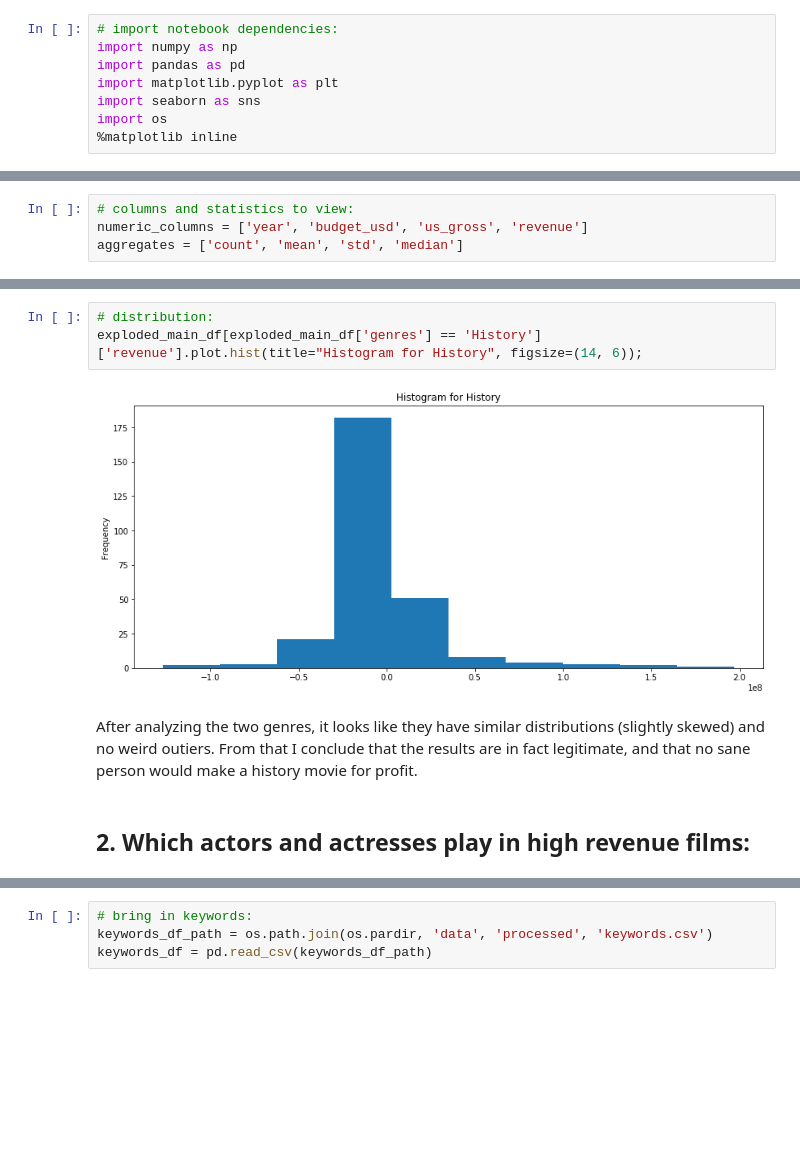
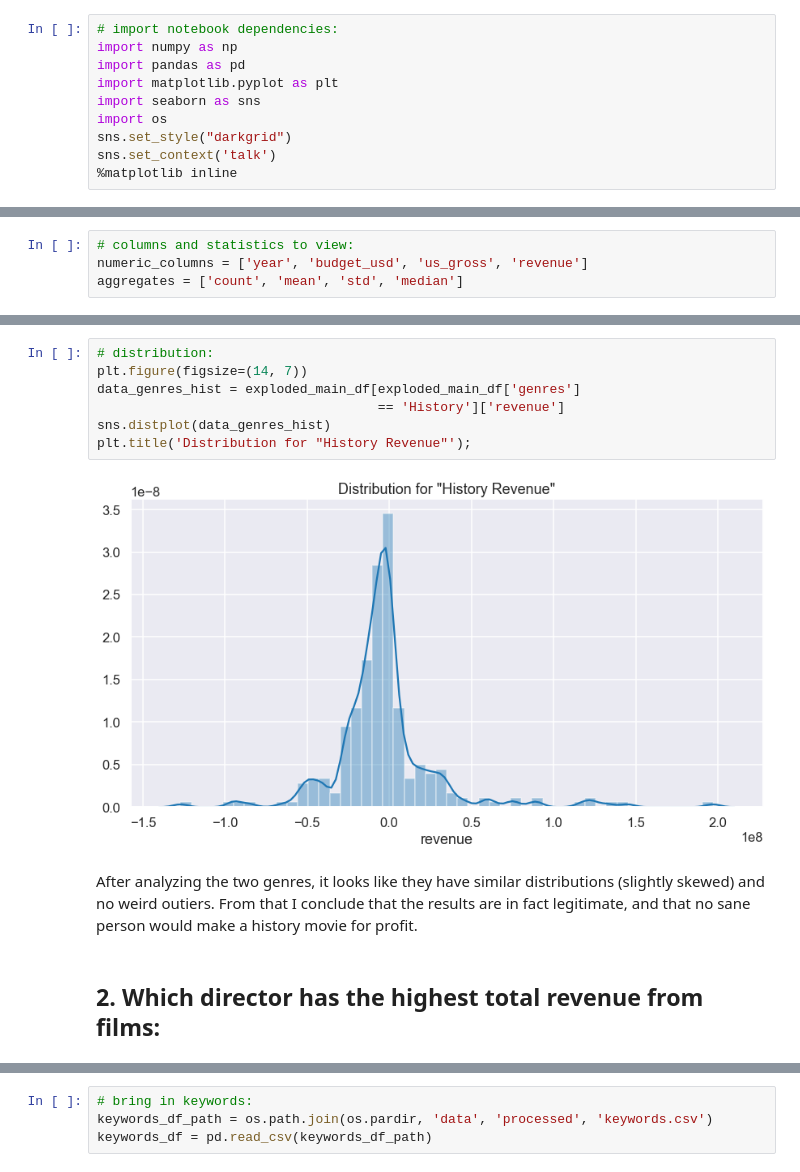
Before and after one commit to jneums/movie-analysis, a Jupyter notebook: notebooks/eda.ipynb, the cells around one changed output, grey strips where cells are left out. Saved outputs shown, nothing was run; the diff lists cells and outputs as text; blank space fills up the shorter version.

```diff
--- a/notebooks/eda.ipynb
+++ b/notebooks/eda.ipynb
@@ -16,6 +15,8 @@ import pandas as pd
 import matplotlib.pyplot as plt
 import seaborn as sns
 import os
+sns.set_style("darkgrid")
+sns.set_context('talk')
 %matplotlib inline
 # %% [markdown]
 ## 1. Which genres generate the most revenue:
@@ -179,10 +168,14 @@ exploded_main_df[exploded_main_df['genres'] == 'History'][numeric_columns].agg(a
 | median | 2007.000000 | 1.600000e+07 | 5.700000e+06 | -4.862490e+06 |
 # %%
 # distribution:
-exploded_main_df[exploded_main_df['genres'] == 'History']['revenue'].plot.hist(title="Histogram for History", figsize=(14, 6));
+plt.figure(figsize=(14, 7))
+data_genres_hist = exploded_main_df[exploded_main_df['genres']
+                                    == 'History']['revenue']
+sns.distplot(data_genres_hist)
+plt.title('Distribution for "History Revenue"');
 # %% [output]
-[figure, old version]
+[figure, new version]
 # %% [markdown]
 After analyzing the two genres, it looks like they have similar distributions (slightly skewed) and no weird outiers. From that I conclude that the results are in fact legitimate, and that no sane person would make a history movie for profit.
 # %% [markdown]
-## 2. Which actors and actresses play in high revenue films:
+## 2. Which director has the highest total revenue from films:
```
Also changed, not shown: parts of 42 cells of this notebook, 9 other files.
